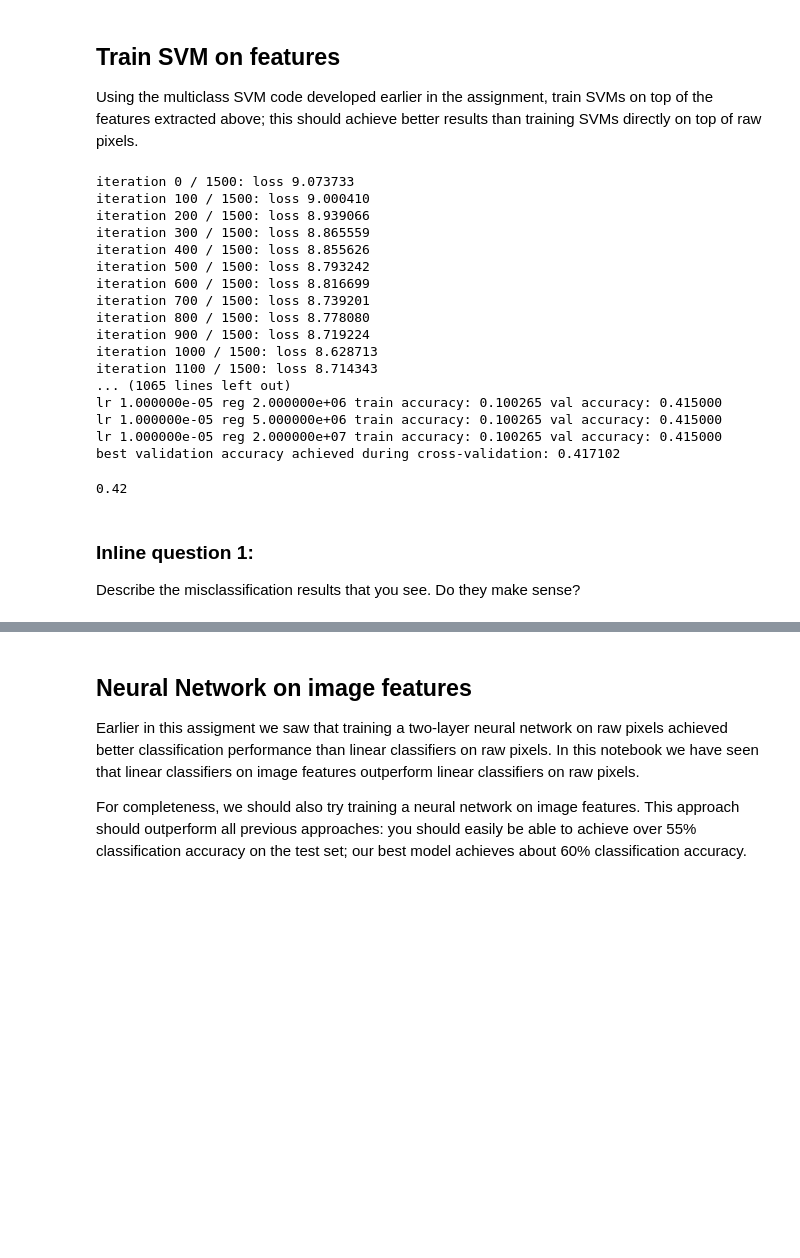
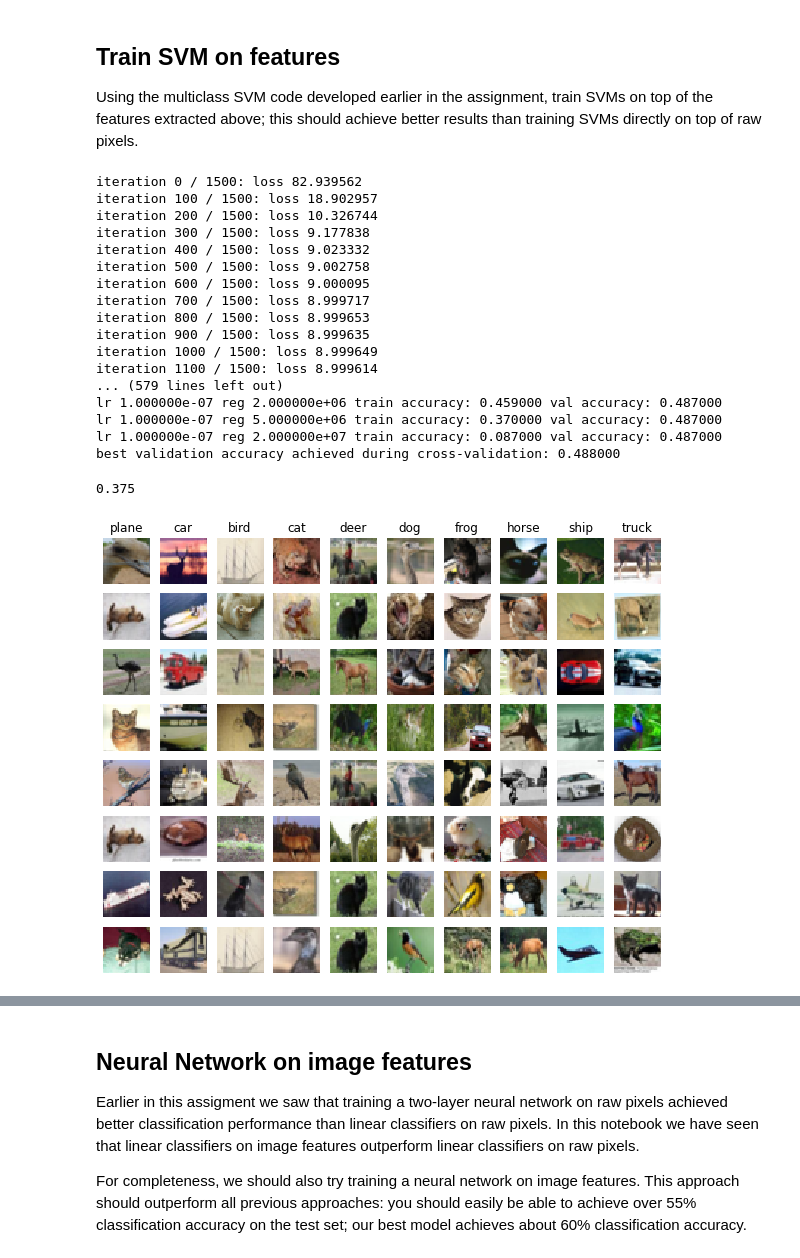
Before and after one commit to UrMBCMRabbont/cs231n-Deep_Learning_in_CV, a Jupyter notebook: assignment1/features.ipynb, the cells around one changed output, grey strips where cells are left out. Drawn from its saved outputs; the diff is of its cells as text; code cells hidden in the pictures; blank space fills up the shorter version.

Commit message:
finish feature extraction training; part of features notebook done

```diff
--- a/assignment1/features.ipynb
+++ b/assignment1/features.ipynb
@@ -117,8 +117,8 @@ Using the multiclass SVM code developed earlier in the assignment, train SVMs on
 
 from cs231n.classifiers.linear_classifier import LinearSVM
 
-learning_rates = [1e-5, 1e-6, 1e-7, 1e-8, 1e-9]
-regularization_strengths = [0.5e2, 2e2,0.5e3, 2e3,0.5e4, 2e4,0.5e5, 2e5,0.5e6, 2e6, 0.5e7, 2e7]
+learning_rates = [1e-7, 1e-8, 1e-9]
+regularization_strengths = [0.5e5, 2e5,0.5e6, 2e6, 0.5e7, 2e7]
 
 results = {}
 best_val = -1
@@ -139,18 +139,20 @@ def accuracy(label, pred):
 for lr in learning_rates:
     for reg in regularization_strengths:
         svm = LinearSVM()
-        lost_hist = []
-        loss_hist = svm.train(X_train_feats, y_train, learning_rate=lr, reg=reg,
+        svm.train(X_train_feats, y_train, learning_rate=lr, reg=reg,
+                              num_iters=1500, verbose=True)
+        svm.train(X_val_feats, y_val, learning_rate=lr, reg=reg,
                               num_iters=1500, verbose=True)
 
-        temp_val = accuracy(y_train, svm.predict(X_train_feats))
-        if(temp_val > best_val):
-            best_val = temp_val
+        train_accuracy = accuracy(y_train, svm.predict(X_train_feats))
+        val_accuracy = accuracy(y_val, svm.predict(X_val_feats))
+        if(val_accuracy > best_val):
+            best_val = val_accuracy
             best_svm = svm
-        results[(lr, reg)] = (temp_val, best_val)
+        results[(lr, reg)] = (val_accuracy, best_val)
 
         print("# lr: {} # reg: {}".format(lr, reg))
-        print('# current_accuracy: {} # Best_accuracy: {}'.format(temp_val, best_val))
+        print('# current_accuracy: {} # Best_accuracy: {}'.format(val_accuracy, best_val))
 ################################################################################
 #                              END OF YOUR CODE                                #
 ################################################################################
@@ -163,49 +165,48 @@ for lr, reg in sorted(results):
 
 print('best validation accuracy achieved during cross-validation: %f' % best_val)
 # %% [output]
-iteration 0 / 1500: loss 9.073733
-iteration 100 / 1500: loss 9.000410
-iteration 200 / 1500: loss 8.939066
-iteration 300 / 1500: loss 8.865559
-iteration 400 / 1500: loss 8.855626
-iteration 500 / 1500: loss 8.793242
-iteration 600 / 1500: loss 8.816699
-iteration 700 / 1500: loss 8.739201
-iteration 800 / 1500: loss 8.778080
-iteration 900 / 1500: loss 8.719224
-iteration 1000 / 1500: loss 8.628713
-iteration 1100 / 1500: loss 8.714343
-... (1065 lines left out)
-lr 1.000000e-05 reg 2.000000e+06 train accuracy: 0.100265 val accuracy: 0.415000
-lr 1.000000e-05 reg 5.000000e+06 train accuracy: 0.100265 val accuracy: 0.415000
-lr 1.000000e-05 reg 2.000000e+07 train accuracy: 0.100265 val accuracy: 0.415000
-best validation accuracy achieved during cross-validation: 0.417102
+iteration 0 / 1500: loss 82.939562
+iteration 100 / 1500: loss 18.902957
+iteration 200 / 1500: loss 10.326744
+iteration 300 / 1500: loss 9.177838
+iteration 400 / 1500: loss 9.023332
+iteration 500 / 1500: loss 9.002758
+iteration 600 / 1500: loss 9.000095
+iteration 700 / 1500: loss 8.999717
+iteration 800 / 1500: loss 8.999653
+iteration 900 / 1500: loss 8.999635
+iteration 1000 / 1500: loss 8.999649
+iteration 1100 / 1500: loss 8.999614
+... (579 lines left out)
+lr 1.000000e-07 reg 2.000000e+06 train accuracy: 0.459000 val accuracy: 0.487000
+lr 1.000000e-07 reg 5.000000e+06 train accuracy: 0.370000 val accuracy: 0.487000
+lr 1.000000e-07 reg 2.000000e+07 train accuracy: 0.087000 val accuracy: 0.487000
+best validation accuracy achieved during cross-validation: 0.488000
 # %%
 # Evaluate your trained SVM on the test set
 y_test_pred = best_svm.predict(X_test_feats)
 test_accuracy = np.mean(y_test == y_test_pred)
 print(test_accuracy)
 # %% [output]
-0.42
+0.375
 # %%
 # An important way to gain intuition about how an algorithm works is to
 # visualize the mistakes that it makes. In this visualization, we show examples
 # of images that are misclassified by our current system. The first column
 # shows images that our system labeled as "plane" but whose true label is
 # something other than "plane".
 
 examples_per_class = 8
 classes = ['plane', 'car', 'bird', 'cat', 'deer', 'dog', 'frog', 'horse', 'ship', 'truck']
 for cls, cls_name in enumerate(classes):
     idxs = np.where((y_test != cls) & (y_test_pred == cls))[0]
-    idxs = np.random.choice(idxs, examples_per_class, replace=False)
+    idxs = np.random.choice(idxs, examples_per_class, replace=True)
     for i, idx in enumerate(idxs):
         plt.subplot(examples_per_class, len(classes), i * len(classes) + cls + 1)
         plt.imshow(X_test[idx].astype('uint8'))
         plt.axis('off')
         if i == 0:
             plt.title(cls_name)
 plt.show()
+# %% [output]
+[figure, added]
-# %% [markdown]
-### Inline question 1:
-Describe the misclassification results that you see. Do they make sense?
```
Also changed, not shown: parts of 2 cells of this notebook.
